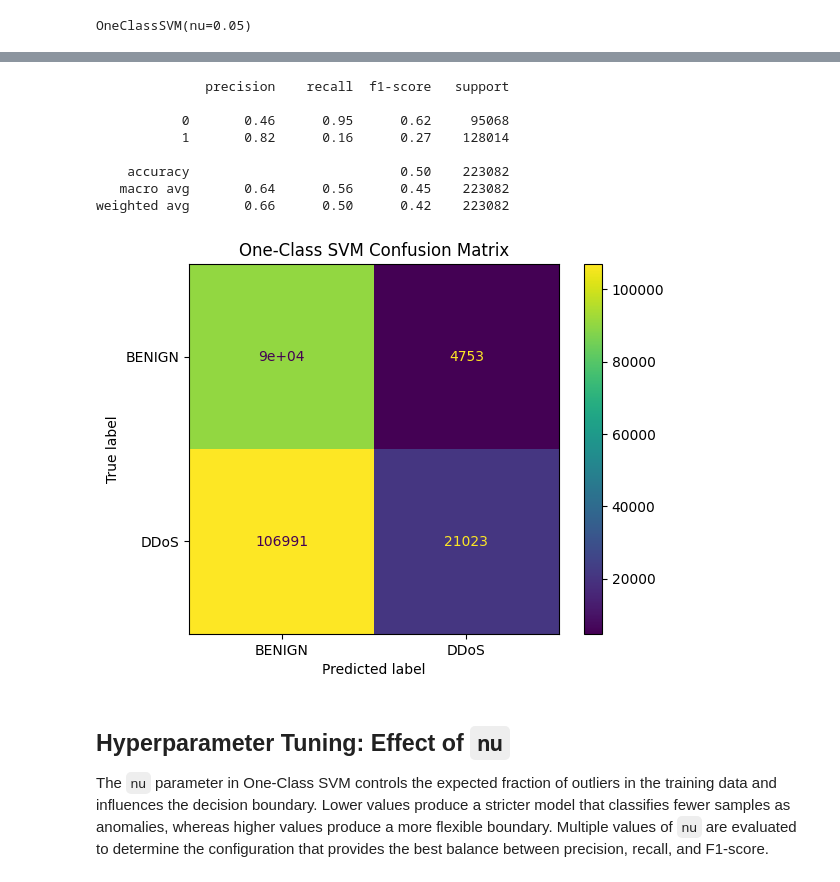
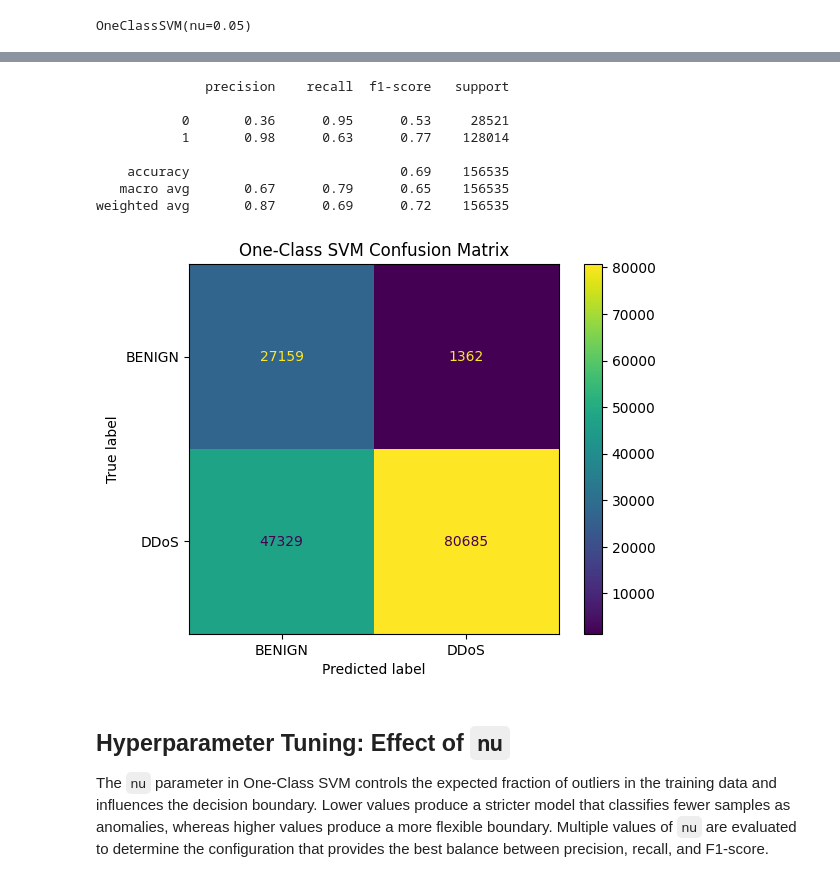
Before and after one commit to yatharthagarwal0620-art/network-anomaly-detection, a Jupyter notebook: notebooks/05_OneClassSVM.ipynb, the cells around one changed output, grey strips where cells are left out. Cells and saved outputs as stored; diff of their text form; code cells hidden in the pictures.

Commit message:
Successful Completion of OCSVM

```diff
--- a/notebooks/05_OneClassSVM.ipynb
+++ b/notebooks/05_OneClassSVM.ipynb
@@ -52,12 +83,12 @@ ocsvm = OneClassSVM(
     gamma='scale',
     nu=0.05
 )
-ocsvm.fit(X_train)
+ocsvm.fit(X_train_scaled)
 # %% [output]
 OneClassSVM(nu=0.05)
 # %%
 #Prediction on entire dataset
-y_pred_raw = ocsvm.predict(X_scaled)
+y_pred_raw = ocsvm.predict(X_test)
 
 print("Raw Prediction Distribution:")
 print(pd.Series(y_pred_raw).value_counts())
@@ -82,24 +113,24 @@ Converted Prediction Distribution:
 Name: count, dtype: int64
 # %%
-print(classification_report(y_true, y_pred))
+print(classification_report(y_test, y_pred))
 ConfusionMatrixDisplay.from_predictions(
-    y_true,
+    y_test,
     y_pred,
     display_labels=["BENIGN", "DDoS"]
 )
 
 plt.title("One-Class SVM Confusion Matrix")
 plt.show()
 # %% [output]
               precision    recall  f1-score   support
 
-           0       0.46      0.95      0.62     95068
-           1       0.82      0.16      0.27    128014
+           0       0.36      0.95      0.53     28521
+           1       0.98      0.63      0.77    128014
 
-    accuracy                           0.50    223082
-   macro avg       0.64      0.56      0.45    223082
-weighted avg       0.66      0.50      0.42    223082
+    accuracy                           0.69    156535
+   macro avg       0.67      0.79      0.65    156535
+weighted avg       0.87      0.69      0.72    156535
-[figure, old version]
+[figure, new version]
 # %% [markdown]
 ## Hyperparameter Tuning: Effect of `nu`
 
```
Also changed, not shown: parts of 24 cells of this notebook, 5 other files.
